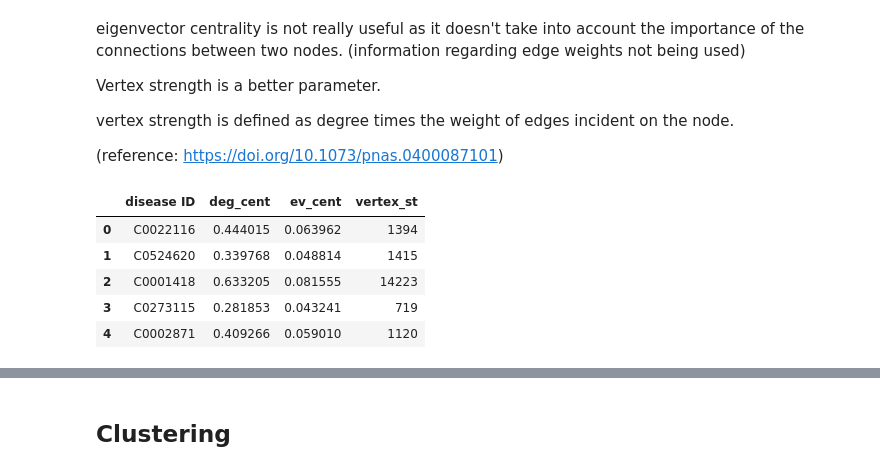
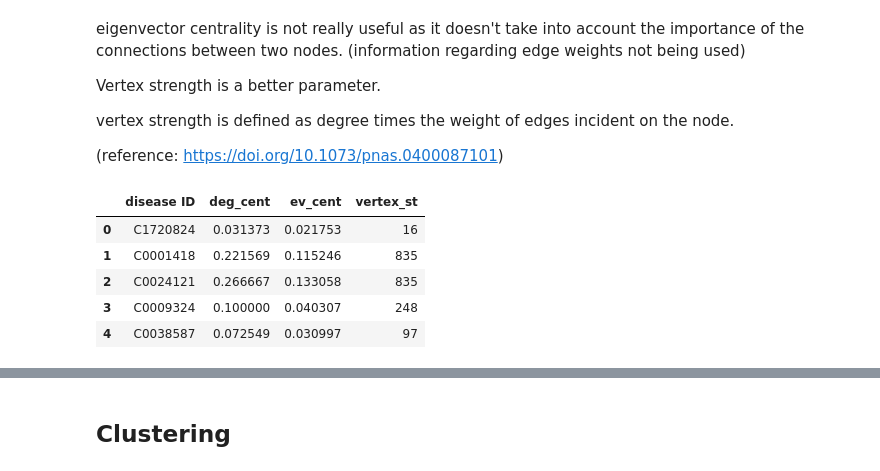
Before and after one commit to aadit-mahajan/GetTheseDiseases, a Jupyter notebook: DG_clustering.ipynb, the cells around one changed output, grey strips where cells are left out. Cells and saved outputs as stored; diff of their text form; code cells hidden in the pictures.

```diff
--- a/DG_clustering.ipynb
+++ b/DG_clustering.ipynb
@@ -26,7 +28,11 @@ gene_nodes_gf = list(set(gene_function_data['Gene']))
 gene_cents = [(i, deg_cents_gf[i]) for i in deg_cents_gf.keys() if i in gene_nodes_gf]
 gene_cents = sorted(gene_cents, key=lambda x: x[1], reverse = True)
 
-ignore_thr = 0.0005
+a = np.empty([1, len(gene_cents)])
+for dc in range(len(gene_cents)):
+    np.append(a, gene_cents[dc][1])
+
+ignore_thr = np.percentile(a, 99)
 ign_genes = [i[0] for i in gene_cents if i[1] > ignore_thr]      # removing all nodes with higher degree centralities
 
 print(ign_genes)
@@ -36,6 +42,7 @@ gene_nodes_gf = [i for i in gene_nodes_gf if i not in ign_genes]
 print('before pruning',len(dg_edgedata))
 dg_edgedata = [i for i in dg_edgedata if i[1] not in ign_genes]
 print('after pruning',len(dg_edgedata))
+disease_nodes = list(set([i[0] for i in dg_edgedata]))
 # %% [output]
 ['NRP1', 'FGF10', 'BMP4', 'LGALS9', 'TLR4', 'CITED2', 'SOD2', 'PARK2', 'DMD', 'TGFB1', 'CD24', 'CTNNB1', 'APOE', 'DLL1', 'FGF2', 'TNF', 'PTPN22', 'PPP1R9B', 'SLC9A3R1', 'AGT', 'WNT5A', 'TSPO', 'MYD88' ...
 before pruning 21086
@@ -85,40 +112,45 @@ vertex strength is defined as degree times the weight of edges incident on the n
 (reference: https://doi.org/10.1073/pnas.0400087101)
 # %%
 # calculating the vertex strength of the nodes in the graph
+def get_vertex_strength(graph):
+    adj = (nx.adjacency_matrix(graph)).todense()           # todense() is for making it into an actual matrix
+    n = len(graph.nodes)
+    vertex_st = {}
+    nodes = list(graph.nodes)
 
-adj = (nx.adjacency_matrix(disease_projection)).todense()           # todense() is for making it into an actual matrix
-n = len(disease_projection.nodes)
-vertex_st = {}
-nodes = list(disease_projection.nodes)
+    for i in nodes:
 
-for i in nodes:
+        vertex_st[i] = 0
+        for j in nodes:
+            # try except block to prevent keyerror from trying to find non-existent edge.
+            try:
+                vertex_st[i] += graph[i][j]['weight'] * adj[nodes.index(i), nodes.index(j)]
+            except KeyError:
+                pass
 
-    vertex_st[i] = 0
-    for j in nodes:
-        # try except block to prevent keyerror from trying to find non-existent edge.
-        try:
-            vertex_st[i] += disease_projection[i][j]['weight'] * adj[nodes.index(i), nodes.index(j)]
-        except KeyError:
-            pass
+    return vertex_st
 
-vertex_st = vertex_st.items()
-# vertex_st is a variable which has tuples of the format (node_id, vertex_strength)
+vertex_st = get_vertex_strength(disease_projection)
+vertex_st_items = vertex_st.items()
+vertex_st = {k: v for k, v in sorted(vertex_st_items, key=lambda item: item[1])}
+
+# vertex_st_items is a variable which has tuples of the format (node_id, vertex_strength)
 # %%
 # combining all the data into a dataframe
 
 combined_data = pd.DataFrame(columns =['disease ID', 'deg_cent','ev_cent', 'vertex_st'])
 combined_data['disease ID'] = [i[0] for i in disease_ev_cents]
 combined_data['deg_cent'] = [i[1] for i in disease_dg_cents]
 combined_data['ev_cent'] = [i[1] for i in disease_ev_cents]
-combined_data['vertex_st'] = [i[1] for i in vertex_st]
+combined_data['vertex_st'] = [i[1] for i in vertex_st_items]
 combined_data.head()
 # %% [output]
 |  | disease ID | deg_cent | ev_cent | vertex_st |
-| 0 | C0022116 | 0.444015 | 0.063962 | 1394 |
-| 1 | C0524620 | 0.339768 | 0.048814 | 1415 |
-| 2 | C0001418 | 0.633205 | 0.081555 | 14223 |
-| 3 | C0273115 | 0.281853 | 0.043241 | 719 |
-| 4 | C0002871 | 0.409266 | 0.059010 | 1120 |
+| 0 | C1720824 | 0.031373 | 0.021753 | 16 |
+| 1 | C0001418 | 0.221569 | 0.115246 | 835 |
+| 2 | C0024121 | 0.266667 | 0.133058 | 835 |
+| 3 | C0009324 | 0.100000 | 0.040307 | 248 |
+| 4 | C0038587 | 0.072549 | 0.030997 | 97 |
 # %%
 # product score
 combined_data['product'] = combined_data.deg_cent * combined_data.ev_cent
```
Also changed, not shown: parts of 25 cells of this notebook.
